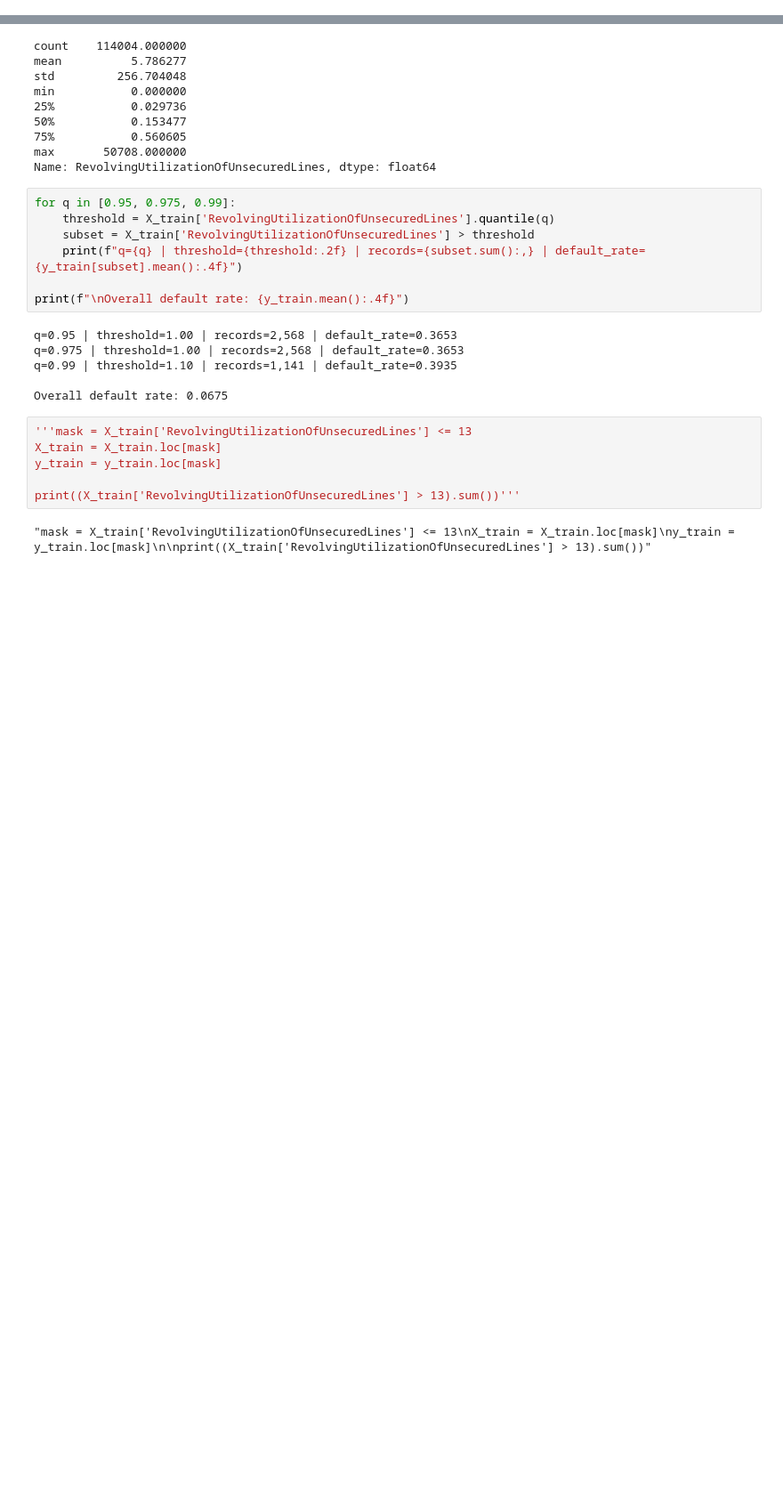
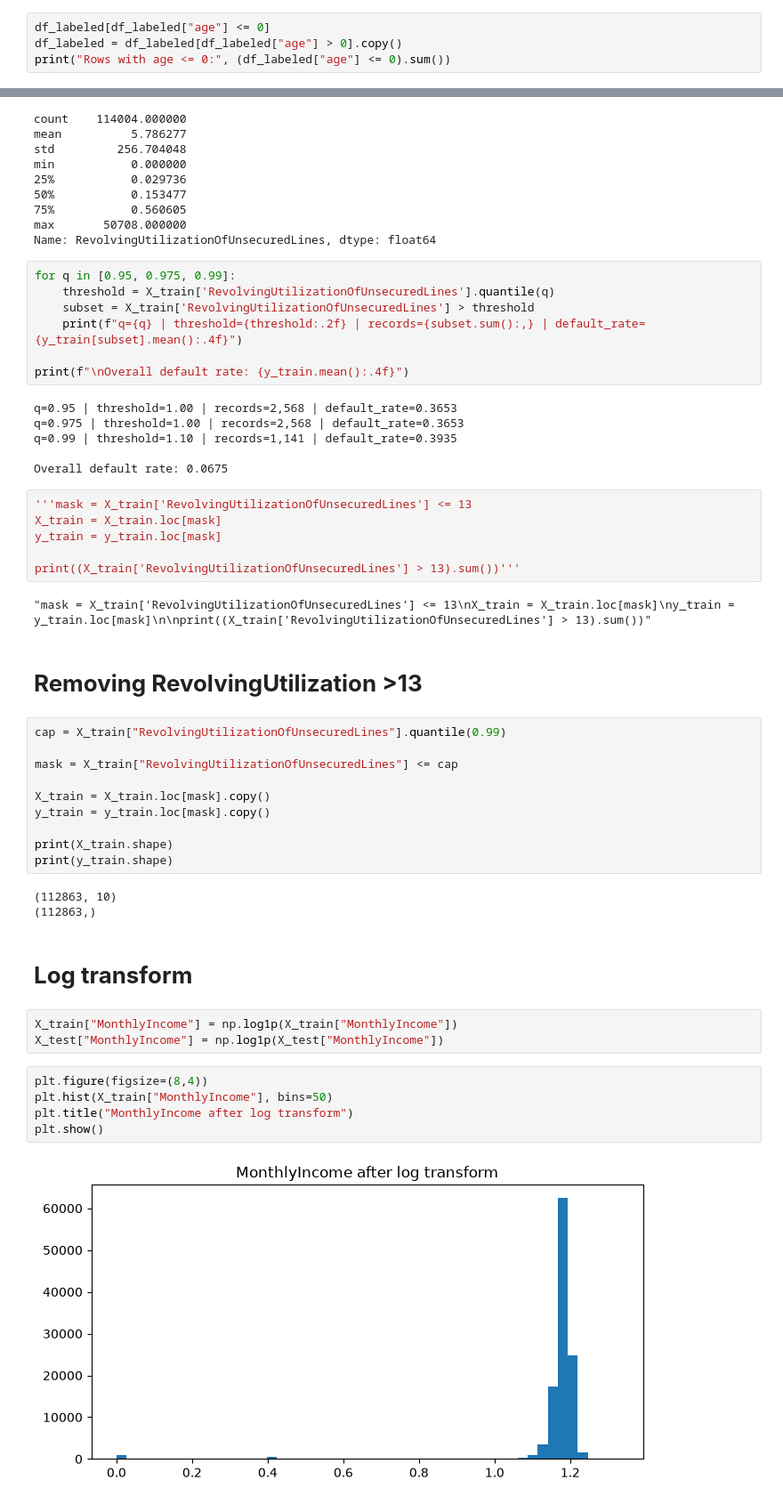
Before and after one commit to Miqaye1/Programming_Project, a Jupyter notebook: Untitled-1.ipynb, the cells around one changed output, grey strips where cells are left out. Shown at 89% size. Saved outputs shown, nothing was run; the diff lists cells and outputs as text; blank space fills up the shorter version.

```diff
--- a/Untitled-1.ipynb
+++ b/Untitled-1.ipynb
@@ -90,3 +91,7 @@ print((df_labeled["age"] <= 0).sum())
 Rows with age <= 0:
 Number of invalid ages:
 1
+# %%
+df_labeled[df_labeled["age"] <= 0]
+df_labeled = df_labeled[df_labeled["age"] > 0].copy()
+print("Rows with age <= 0:", (df_labeled["age"] <= 0).sum())
@@ -405,3 +412,30 @@ y_train = y_train.loc[mask]
 print((X_train['RevolvingUtilizationOfUnsecuredLines'] > 13).sum())'''
 # %% [output]
 "mask = X_train['RevolvingUtilizationOfUnsecuredLines'] <= 13\nX_train = X_train.loc[mask]\ny_train = y_train.loc[mask]\n\nprint((X_train['RevolvingUtilizationOfUnsecuredLines'] > 13).sum())"
+# %% [markdown]
+# **Removing RevolvingUtilization >13**
+# %%
+cap = X_train["RevolvingUtilizationOfUnsecuredLines"].quantile(0.99)
+
+mask = X_train["RevolvingUtilizationOfUnsecuredLines"] <= cap
+
+X_train = X_train.loc[mask].copy()
+y_train = y_train.loc[mask].copy()
+
+print(X_train.shape)
+print(y_train.shape)
+# %% [output]
+(112863, 10)
+(112863,)
+# %% [markdown]
+# **Log transform**
+# %%
+X_train["MonthlyIncome"] = np.log1p(X_train["MonthlyIncome"])
+X_test["MonthlyIncome"] = np.log1p(X_test["MonthlyIncome"])
+# %%
+plt.figure(figsize=(8,4))
+plt.hist(X_train["MonthlyIncome"], bins=50)
+plt.title("MonthlyIncome after log transform")
+plt.show()
+# %% [output]
+[figure, added]
```
Also changed, not shown: parts of 6 cells of this notebook.
